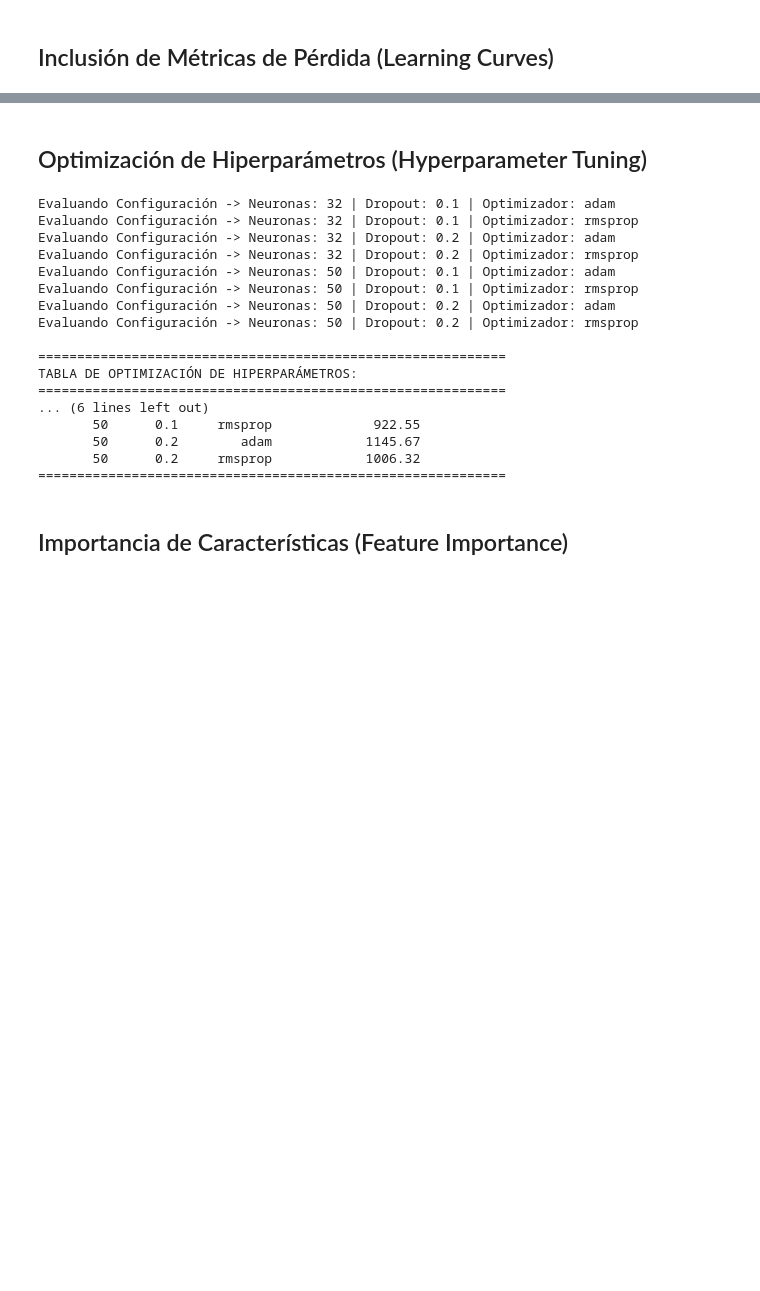
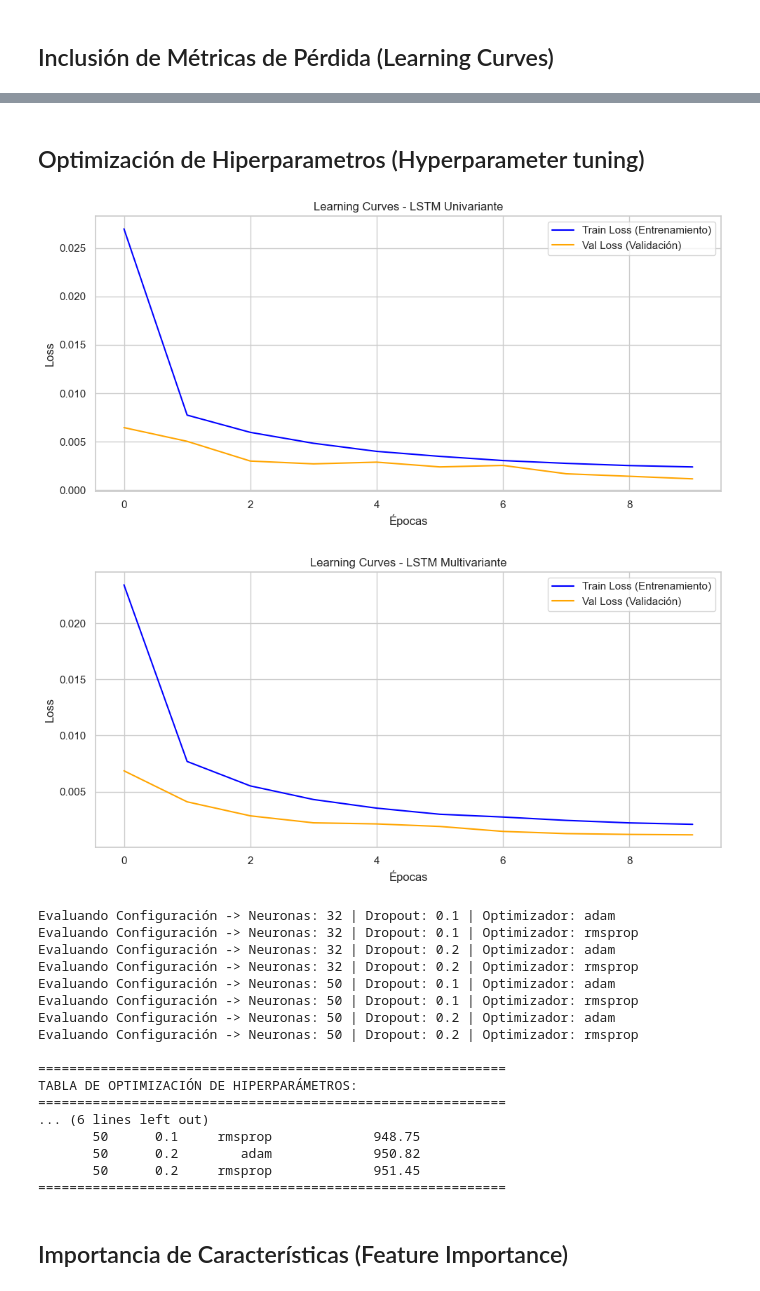
Before and after one commit to Pakopancho/TFM_Prediccion_Energia_Clima, a Jupyter notebook: Desarrollo_TFM.ipynb, the cells around one changed output, grey strips where cells are left out. Saved outputs shown, nothing was run; the diff lists cells and outputs as text; code cells hidden in the pictures; blank space fills up the shorter version.

```diff
--- a/Desarrollo_TFM.ipynb
+++ b/Desarrollo_TFM.ipynb
@@ -605,6 +625,34 @@ plt.show()
 # %% [markdown]
-## Optimización de Hiperparámetros (Hyperparameter Tuning)
+## Optimización de Hiperparametros (Hyperparameter tuning)
 # %%
+# Guardar el historial de entrenamiento para ambos modelos
+loss_history_uni = pd.DataFrame(history_uni.history)
+loss_history_multi = pd.DataFrame(history_multi.history)
+
+os.makedirs('resultados', exist_ok=True)
+loss_history_uni.to_csv('resultados/history_uni.csv', index=False)
+loss_history_multi.to_csv('resultados/history_multi.csv', index=False)
+
+plt.figure(figsize=(10, 5))
+plt.plot(history_uni.history['loss'], label='Train Loss (Entrenamiento)', color='blue')
+plt.plot(history_uni.history['val_loss'], label='Val Loss (Validación)', color='orange')
+plt.title('Learning Curves - LSTM Univariante')
+plt.xlabel('Épocas')
+plt.ylabel('Loss')
+plt.legend()
+plt.tight_layout()
+plt.show()
+
+plt.figure(figsize=(10, 5))
+plt.plot(history_multi.history['loss'], label='Train Loss (Entrenamiento)', color='blue')
+plt.plot(history_multi.history['val_loss'], label='Val Loss (Validación)', color='orange')
+plt.title('Learning Curves - LSTM Multivariante')
+plt.xlabel('Épocas')
+plt.ylabel('Loss')
+plt.legend()
+plt.tight_layout()
+plt.show()
+
 from keras.optimizers import RMSprop
 
 # Definimos el espacio de búsqueda de hiperparámetros
@@ -633,34 +681,37 @@ for neurons in param_neurons:
 
             # Entrenar de forma rápida (3 épocas para el experimento de sintonización)
             model_tune.fit(X_train_multi, y_train_multi, epochs=3, batch_size=128, verbose=0)
 
             # Evaluar sobre el conjunto de prueba (Test)
             pred_tune_scaled = model_tune.predict(X_test_multi, verbose=0)
             dummy_matrix_tune = np.zeros((len(pred_tune_scaled), 4))
             dummy_matrix_tune[:, 0] = pred_tune_scaled.flatten()
             pred_tune = scaler_multi.inverse_transform(dummy_matrix_tune)[:, 0]
 
             # Calcular MAE para esta combinación
             mae_tune = mean_absolute_error(y_test_uni_real, pred_tune)
 
             # Guardar el registro numérico
             tuning_results.append({
                 'Neuronas': neurons,
                 'Dropout': dropout_rate,
                 'Optimizador': opt_name,
                 'MAE_Resultante_MW': round(mae_tune, 2)
             })
 
 # Convertir los resultados en una tabla estructurada
 df_tuning = pd.DataFrame(tuning_results)
-df_tuning.to_csv('datos/resultados_optimizacion_hiperparametros.csv', index=False)
+os.makedirs('resultados', exist_ok=True)
+df_tuning.to_csv('resultados/resultados_optimizacion_hiperparametros.csv', index=False)
 
 print("\n" + "="*60)
 print("TABLA DE OPTIMIZACIÓN DE HIPERPARÁMETROS:")
 print("="*60)
 print(df_tuning.to_string(index=False))
 print("="*60)
 # %% [output]
+[figure, added]
+[figure, added]
 Evaluando Configuración -> Neuronas: 32 | Dropout: 0.1 | Optimizador: adam
 Evaluando Configuración -> Neuronas: 32 | Dropout: 0.1 | Optimizador: rmsprop
 Evaluando Configuración -> Neuronas: 32 | Dropout: 0.2 | Optimizador: adam
@@ -674,9 +725,9 @@ Evaluando Configuración -> Neuronas: 50 | Dropout: 0.2 | Optimizador: rmsprop
 TABLA DE OPTIMIZACIÓN DE HIPERPARÁMETROS:
 ============================================================
 ... (6 lines left out)
-       50      0.1     rmsprop             922.55
-       50      0.2        adam            1145.67
-       50      0.2     rmsprop            1006.32
+       50      0.1     rmsprop             948.75
+       50      0.2        adam             950.82
+       50      0.2     rmsprop             951.45
 ============================================================
 # %% [markdown]
 ## Importancia de Características (Feature Importance)
```
Also changed, not shown: parts of 12 cells of this notebook, 14 other files.
